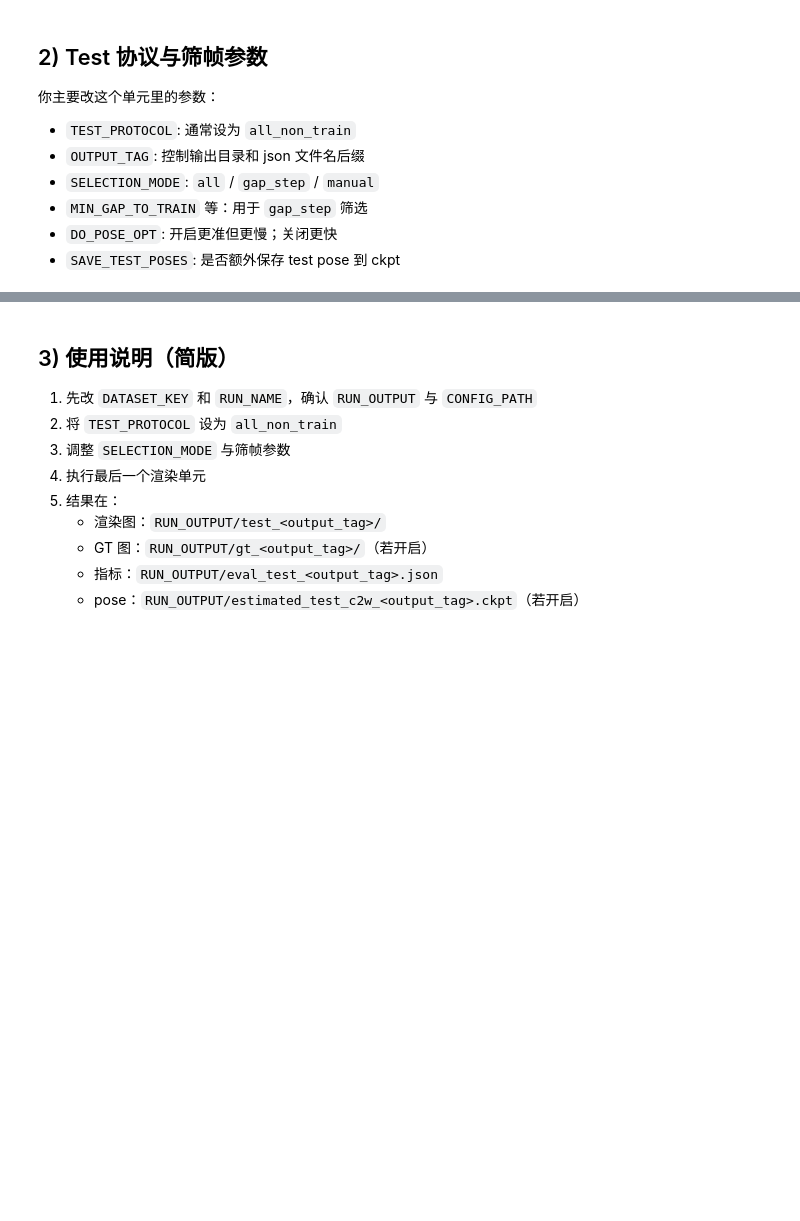
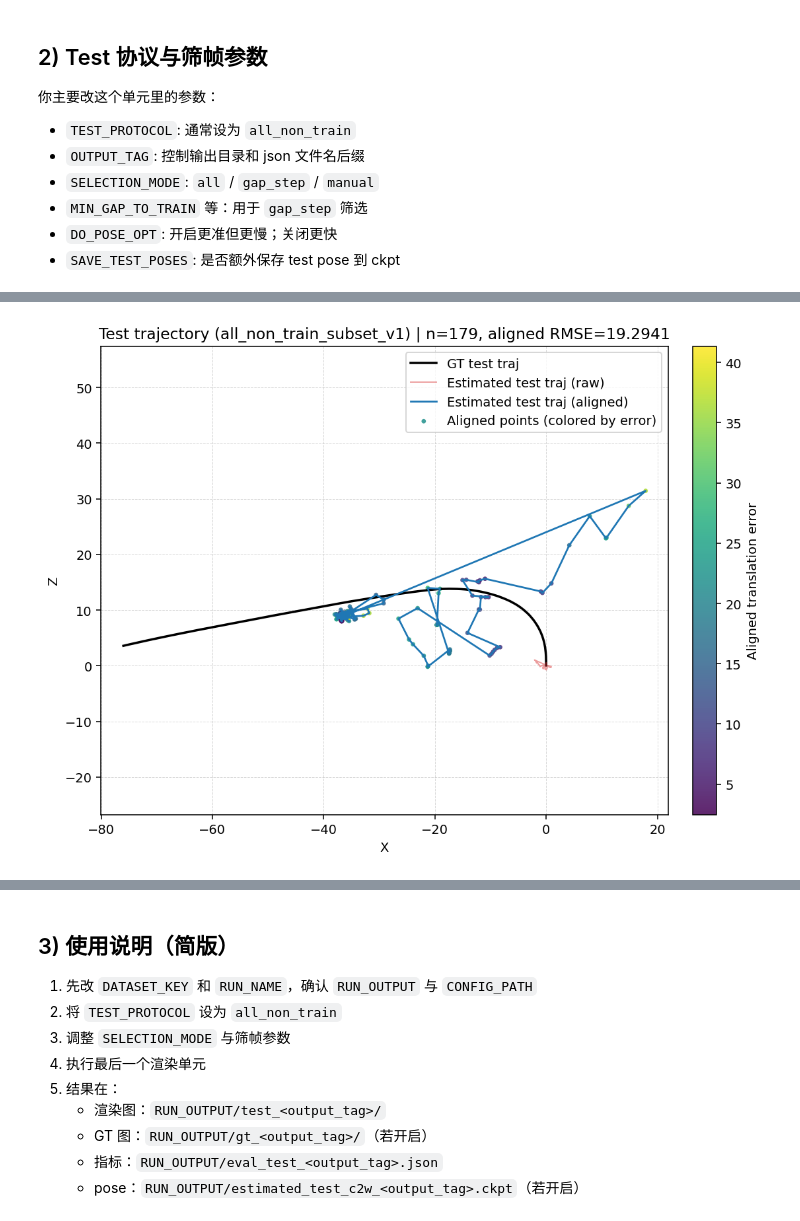
Before and after one commit to LiYian2/cv_pj4, a Jupyter notebook: part2/notebooks/03_test.ipynb, the cells around one changed output, grey strips where cells are left out. Drawn from its saved outputs; the diff is of its cells as text; code cells hidden in the pictures; blank space fills up the shorter version.

```diff
--- a/part2/notebooks/03_test.ipynb
+++ b/part2/notebooks/03_test.ipynb
@@ -43,9 +48,14 @@ print('CONFIG_ROOT =', CONFIG_ROOT)
 # -------- Run Selection --------
 # 可选: 're10k_1', 'dl3dv_2', '405841'
 DATASET_KEY = '405841'
+DATASET_KEY = 're10k_1'
+DATASET_KEY = 'dl3dv_2'
+
 
 # 你可以直接改成目标 run
 RUN_NAME = 'reggs_405841_scene_C_dl3dv-ckpt_sr30_nv12_sm2_stable_v1'
+RUN_NAME = 'reggs_re10k1_re10k-ckpt_sr50_nv9_sm2_comparison_check'
+RUN_NAME = '/home/bzhang512/my_storage_500G/CV_Project/output/part2/dl3dv_2/reggs_dl3dv2_dl3dv-ckpt_sr30_nv10'
 
 # 也可留空并自动选择该数据集目录下按修改时间最新的 run
 AUTO_PICK_LATEST_IF_EMPTY = False
@@ -97,7 +112,7 @@ OUTPUT_TAG = 'all_non_train_subset_v1'
 # - 'all': 使用协议返回的全部 test 帧
 # - 'gap_step': 按与最近 train 帧距离筛选
 # - 'manual': 仅使用 MANUAL_FRAME_IDS
-SELECTION_MODE = 'gap_step'
+SELECTION_MODE = 'all'
 
 # gap_step 参数
 MIN_GAP_TO_TRAIN = 20
@@ -114,8 +129,8 @@ FORCE_EXCLUDE = []
 
 # 渲染和保存控制
 DO_POSE_OPT = True
-SAVE_GT_IMAGES = True
-SAVE_TEST_POSES = False
+SAVE_GT_IMAGES = False
+SAVE_TEST_POSES = True
 
 print('TEST_PROTOCOL =', TEST_PROTOCOL)
 print('OUTPUT_TAG =', OUTPUT_TAG)
@@ -316,0 +613,74 @@ print('avg_lpips =', avg_lpips)
+# %%
+# -------- Optional: Plot Test Trajectory PNG From Current ATE Variables --------
+import numpy as np
+import matplotlib.pyplot as plt
+
+required_vars = ['run_output', 'test_output_label', 'gt_t', 'aligned_t', 'est_t', 'aligned']
+missing = [k for k in required_vars if k not in globals()]
+if missing:
+    raise RuntimeError(
+        'Missing variables from previous ATE cell: ' + ', '.join(missing) +
+        '. Please run the ATE cell first.'
+    )
+
+# Ensure numpy arrays with shape [N, 3]
+gt_np = np.asarray(gt_t, dtype=np.float32)
+aligned_np = np.asarray(aligned_t, dtype=np.float32)
+est_np = np.asarray(est_t, dtype=np.float32)
+if gt_np.ndim != 2 or gt_np.shape[1] != 3:
+    raise ValueError(f'Invalid gt_t shape: {gt_np.shape}')
+if aligned_np.ndim != 2 or aligned_np.shape[1] != 3:
+    raise ValueError(f'Invalid aligned_t shape: {aligned_np.shape}')
+if est_np.ndim != 2 or est_np.shape[1] != 3:
+    raise ValueError(f'Invalid est_t shape: {est_np.shape}')
+
+n_plot = min(len(gt_np), len(aligned_np), len(est_np))
+if n_plot <= 1:
+    raise ValueError(f'Not enough points to plot trajectory: n_plot={n_plot}')
+
+gt_np = gt_np[:n_plot]
+aligned_np = aligned_np[:n_plot]
+est_np = est_np[:n_plot]
+
+# Per-frame XY(or XZ) error after alignment for color visualization
+err_aligned = np.linalg.norm(aligned_np - gt_np, axis=1)
+
+fig, ax = plt.subplots(figsize=(8, 6), dpi=140)
+
+# Match common trajectory style on X-Z plane
+ax.plot(gt_np[:, 0], gt_np[:, 2], color='black', linewidth=1.8, label='GT test traj')
+ax.plot(est_np[:, 0], est_np[:, 2], color='tab:red', alpha=0.45, linewidth=1.0, label='Estimated test traj (raw)')
+ax.plot(aligned_np[:, 0], aligned_np[:, 2], color='tab:blue', linewidth=1.4, label='Estimated test traj (aligned)')
+
+sc = ax.scatter(
+    aligned_np[:, 0],
+    aligned_np[:, 2],
+    c=err_aligned,
+    cmap='viridis',
+    s=12,
+    alpha=0.85,
+    edgecolors='none',
+    label='Aligned points (colored by error)'
+)
+cbar = plt.colorbar(sc, ax=ax, fraction=0.046, pad=0.04)
+cbar.set_label('Aligned translation error')
+
+ax.set_xlabel('X')
+ax.set_ylabel('Z')
+ax.set_title(
+    f'Test trajectory ({test_output_label}) | '
+    f'n={n_plot}, aligned RMSE={float(aligned["rmse"]):.4f}'
+)
+ax.axis('equal')
+ax.grid(True, linestyle='--', linewidth=0.5, alpha=0.5)
+ax.legend(loc='best')
+
+out_plot = run_output / f'eval_test_traj_{test_output_label}.png'
+fig.tight_layout()
+fig.savefig(out_plot, bbox_inches='tight')
+plt.show()
+plt.close(fig)
+
+print('wrote =', out_plot)
+# %% [output]
+[figure, added]
```
Also changed, not shown: parts of 8 cells of this notebook, 30 other files.
